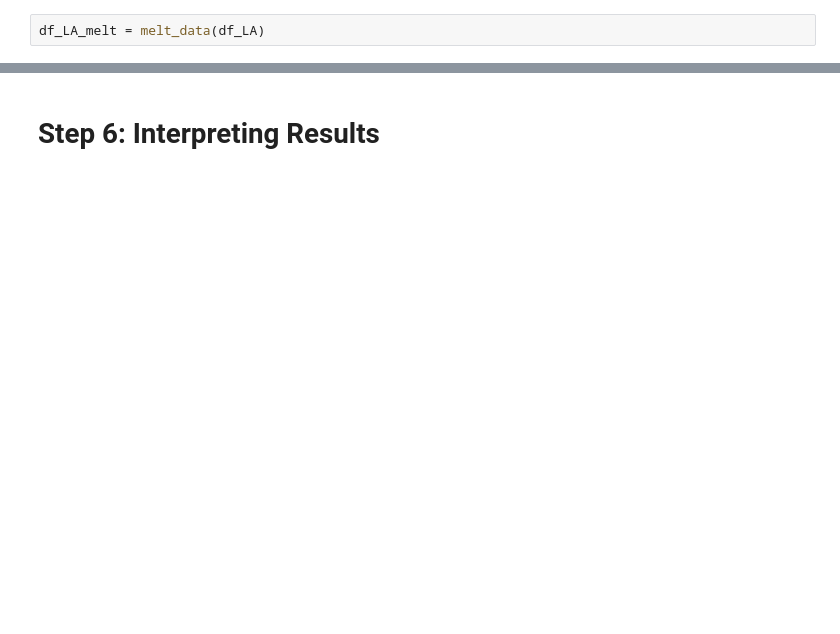
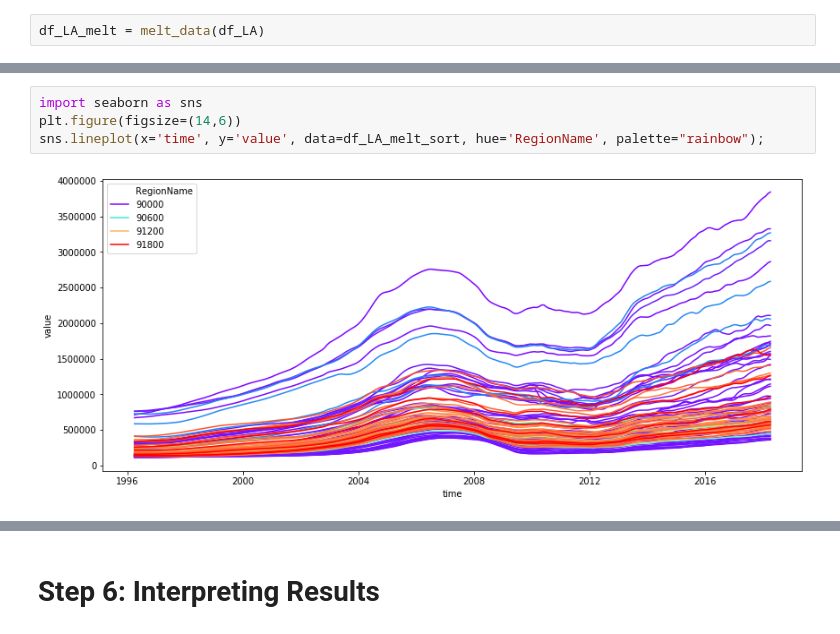
Before and after one commit to JessicaFB/Apple-vs-Android-Twitter-NLP, a Jupyter notebook: starter_notebook.ipynb, the cells around one changed output, grey strips where cells are left out. Cells and saved outputs as stored; diff of their text form; blank space fills up the shorter version.

```diff
--- a/starter_notebook.ipynb
+++ b/starter_notebook.ipynb
@@ -163,0 +180,6 @@ print(np.shape(df_LA_melt))
+# %%
+import seaborn as sns
+plt.figure(figsize=(14,6))
+sns.lineplot(x='time', y='value', data=df_LA_melt_sort, hue='RegionName', palette="rainbow");
+# %% [output]
+[figure, added]
```
Also changed, not shown: parts of 17 cells of this notebook.
